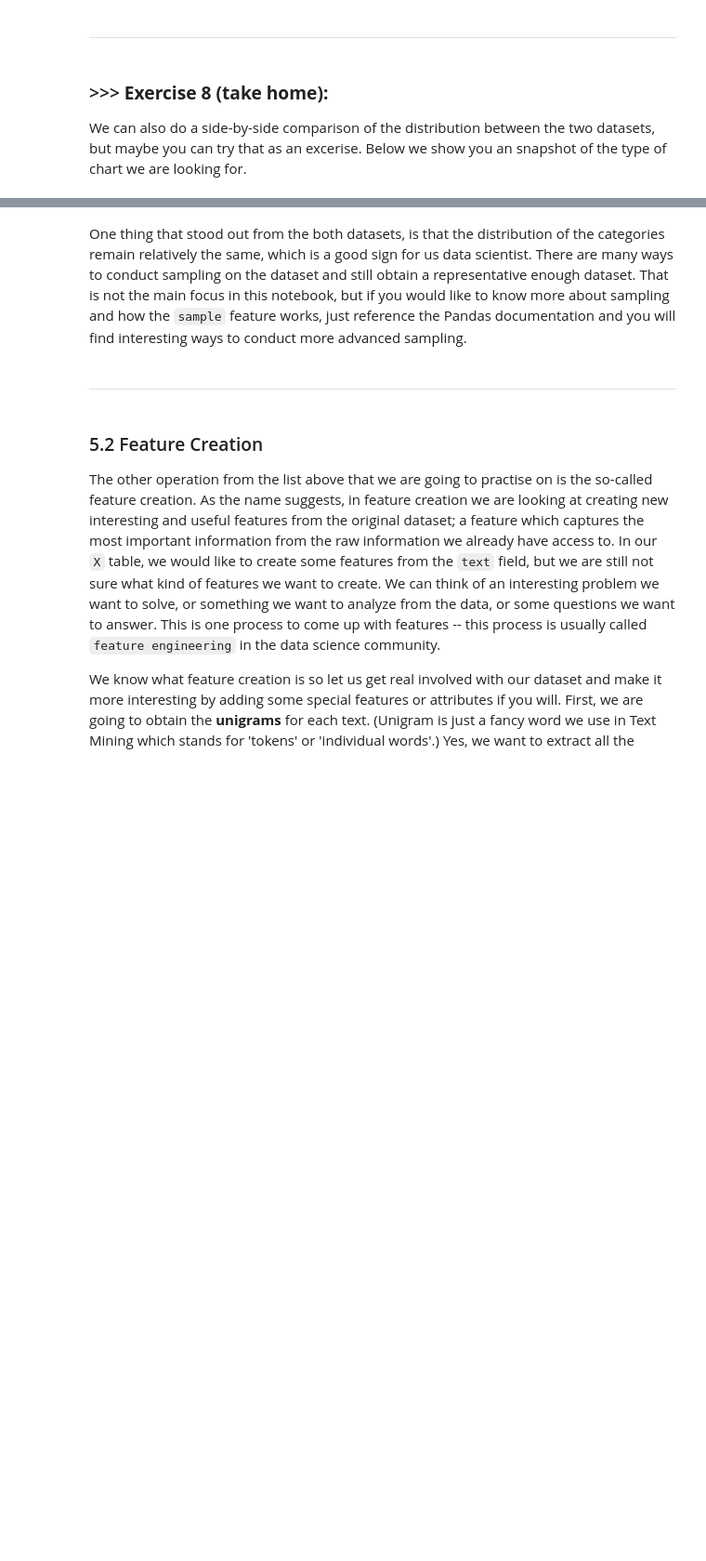
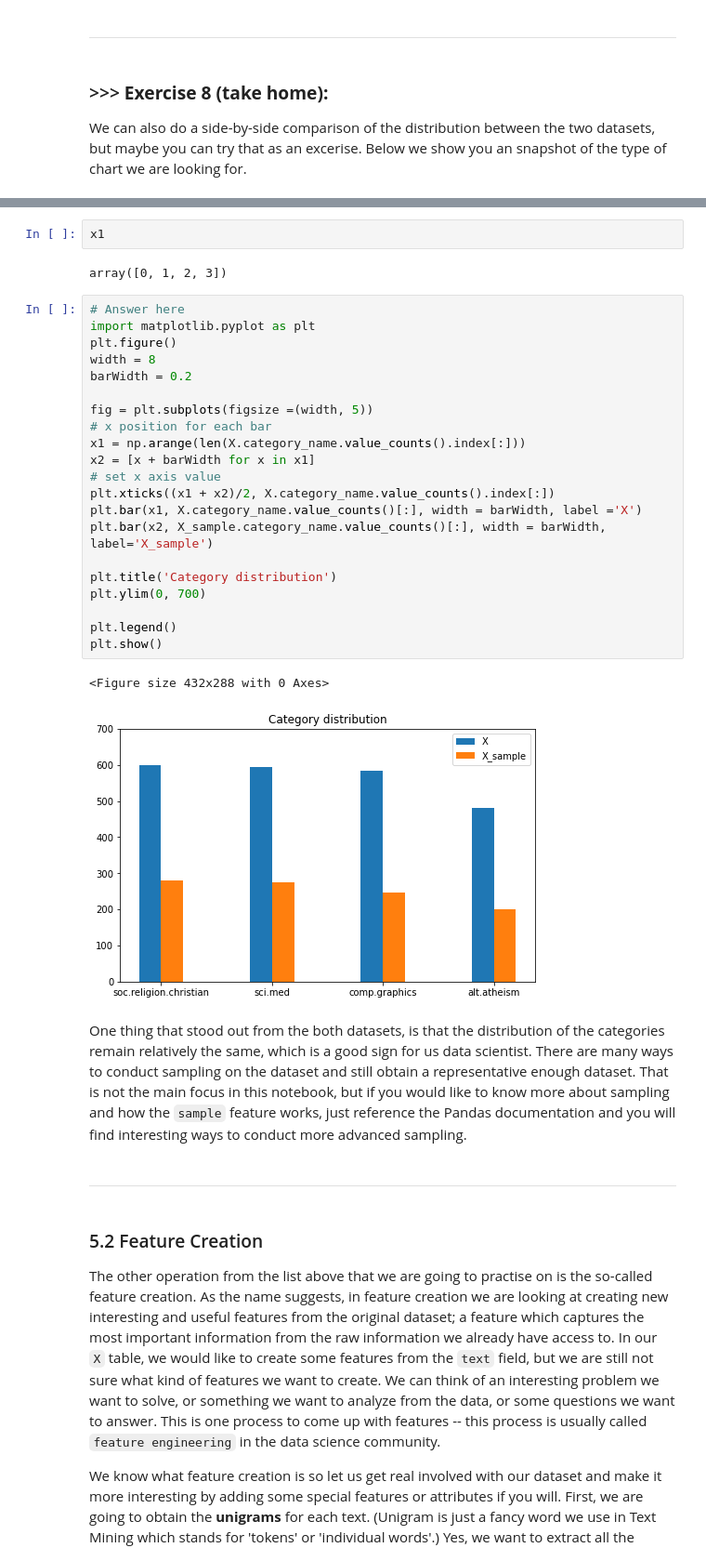
Before and after one commit to npinghuang/DM2022-Lab1-Master, a Jupyter notebook: DM2022-Lab1-Master.ipynb, the cells around one changed output, grey strips where cells are left out. Shown at 93% size. Saved outputs shown, nothing was run; the diff lists cells and outputs as text; blank space fills up the shorter version.

```diff
--- a/DM2022-Lab1-Master.ipynb
+++ b/DM2022-Lab1-Master.ipynb
@@ -767,3 +839,31 @@ We can also do a side-by-side comparison of the distribution between the two dat
+# %%
+x1
+# %% [output]
+array([0, 1, 2, 3])
+# %%
+# Answer here
+import matplotlib.pyplot as plt
+plt.figure()
+width = 8
+barWidth = 0.2
+
+fig = plt.subplots(figsize =(width, 5))
+# x position for each bar
+x1 = np.arange(len(X.category_name.value_counts().index[:]))
+x2 = [x + barWidth for x in x1]
+# set x axis value
+plt.xticks((x1 + x2)/2, X.category_name.value_counts().index[:])
+plt.bar(x1, X.category_name.value_counts()[:], width = barWidth, label ='X')
+plt.bar(x2, X_sample.category_name.value_counts()[:], width = barWidth, label='X_sample')
+
+plt.title('Category distribution')
+plt.ylim(0, 700)
+
+plt.legend()
+plt.show()
+# %% [output]
+<Figure size 432x288 with 0 Axes>
+[figure, added]
 # %% [markdown]
 One thing that stood out from the both datasets, is that the distribution of the categories remain relatively the same, which is a good sign for us data scientist. There are many ways to conduct sampling on the dataset and still obtain a representative enough dataset. That is not the main focus in this notebook, but if you would like to know more about sampling and how the `sample` feature works, just reference the Pandas documentation and you will find interesting ways to conduct more advanced sampling.
 # %% [markdown]
```
Also changed, not shown: parts of 27 cells of this notebook.
